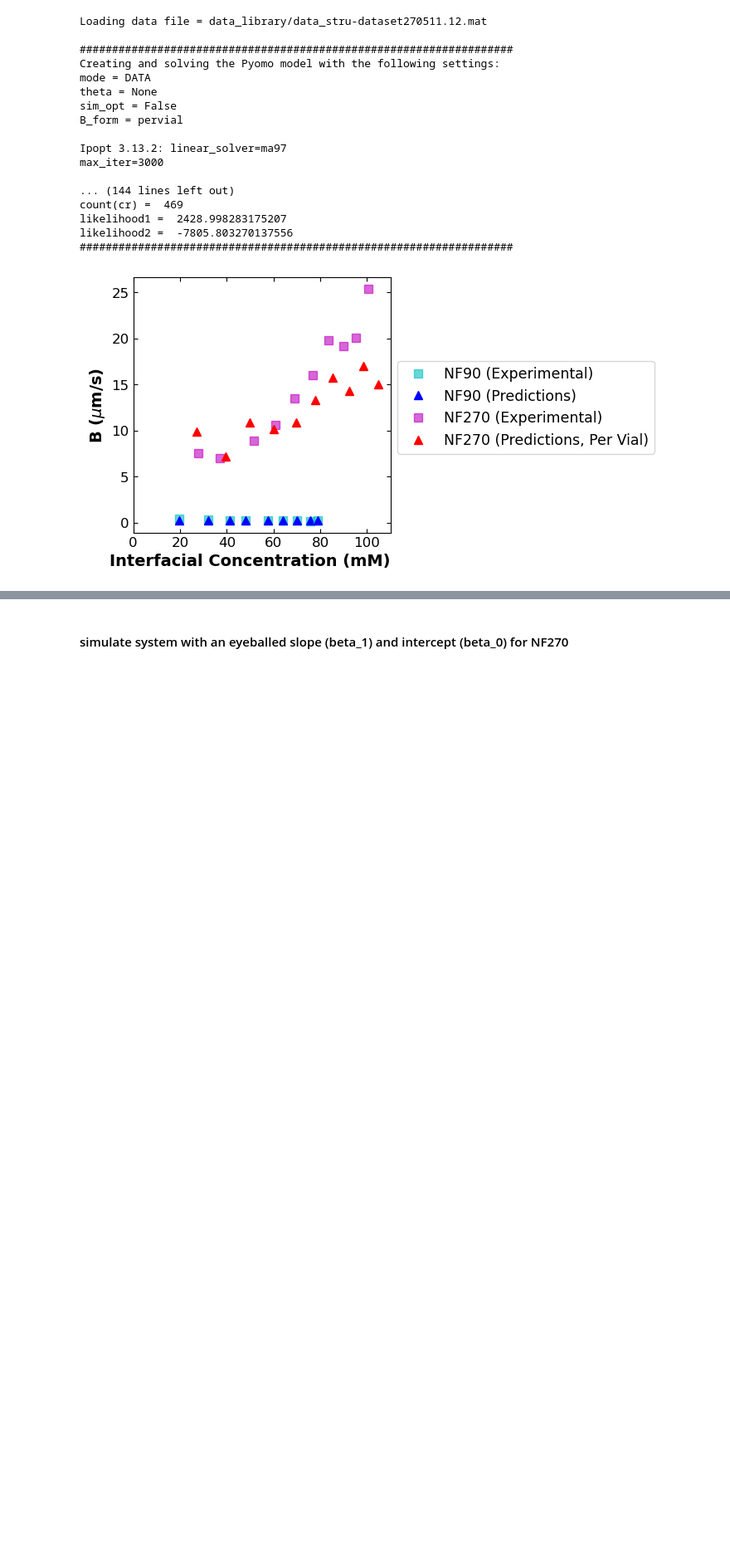
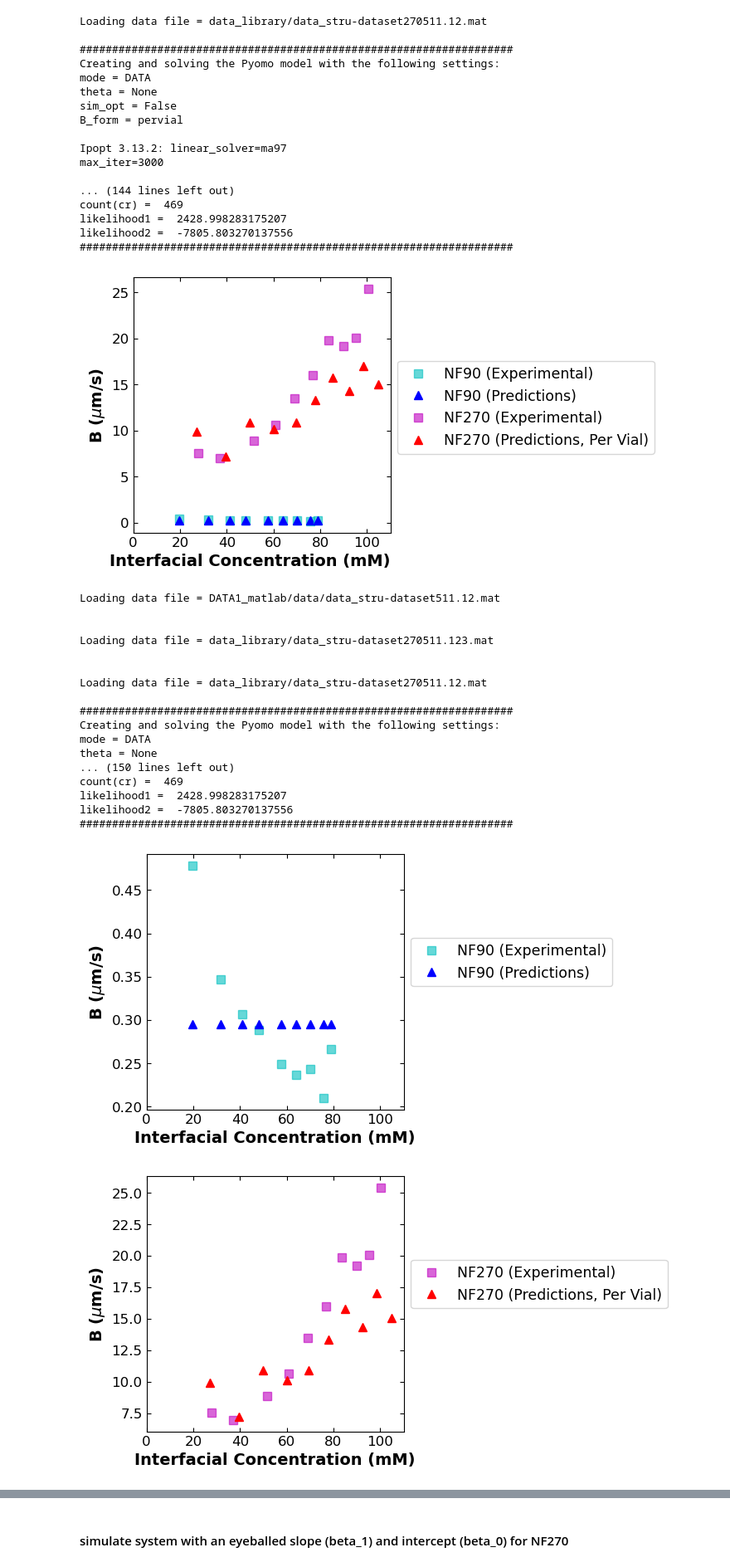
Before and after one commit to mollydougher/dynamic-diafiltration-pyomo, a Jupyter notebook: NAMS2025_figures.ipynb, the cells around one changed output, grey strips where cells are left out. Shown at 83% size. Drawn from its saved outputs; the diff is of its cells as text; code cells hidden in the pictures; blank space fills up the shorter version.

Commit message:
add utility function for B-int-conc plots

```diff
--- a/NAMS2025_figures.ipynb
+++ b/NAMS2025_figures.ipynb
@@ -929,3 +916,58 @@ likelihood1 =  2428.998283175207
 likelihood2 =  -7805.803270137556
 ###################################################################
 [figure]
+# %%
+# NF 90 (DATA1) information
+data_stru90 = loadmat('DATA1_matlab/data/data_stru-dataset511.12.mat')['data_stru']
+
+# NF 270 (DATA2) information
+data_stru270 = loadmat('data_library/data_stru-dataset270511.123.mat')['data_stru']
+mode = 'DATA'
+data_stru270_per_vial = loadmat('data_library/data_stru-dataset270511.12.mat')['data_stru']
+fit_stru270_per_vial, sim_stru270_per_vial, sim_inter270_per_vial = solve_model(data_stru270_per_vial, mode, sim_opt=False, B_form='pervial')
+
+# NF 90 visualization
+plot_B_versus_interfacial_concentration(
+    data_stru90,
+    DATA=1,
+    lg=True,
+    LOUD=False,
+)
+# NF 270 visualization
+plot_B_versus_interfacial_concentration(
+    data_stru270,
+    sim_stru270_per_vial,
+    DATA=2,
+    vial_skip=3,
+    lg=True,
+    LOUD=False,
+)
+# NF 90 v NF 270 visualization
+plot_B_versus_interfacial_concentration(
+    [data_stru90, data_stru270],
+    sim_stru270_per_vial,
+    DATA=12,
+    vial_skip=3,
+    lg=True,
+    LOUD=False,
+)
+# %% [output]
+Loading data file = DATA1_matlab/data/data_stru-dataset511.12.mat
+
+
+Loading data file = data_library/data_stru-dataset270511.123.mat
+
+
+Loading data file = data_library/data_stru-dataset270511.12.mat
+
+###################################################################
+Creating and solving the Pyomo model with the following settings:
+mode = DATA
+theta = None
+... (150 lines left out)
+count(cr) =  469
+likelihood1 =  2428.998283175207
+likelihood2 =  -7805.803270137556
+###################################################################
+[figure, added]
+[figure, added]
```
Also changed, not shown: parts of 4 cells of this notebook, 1 other file.
